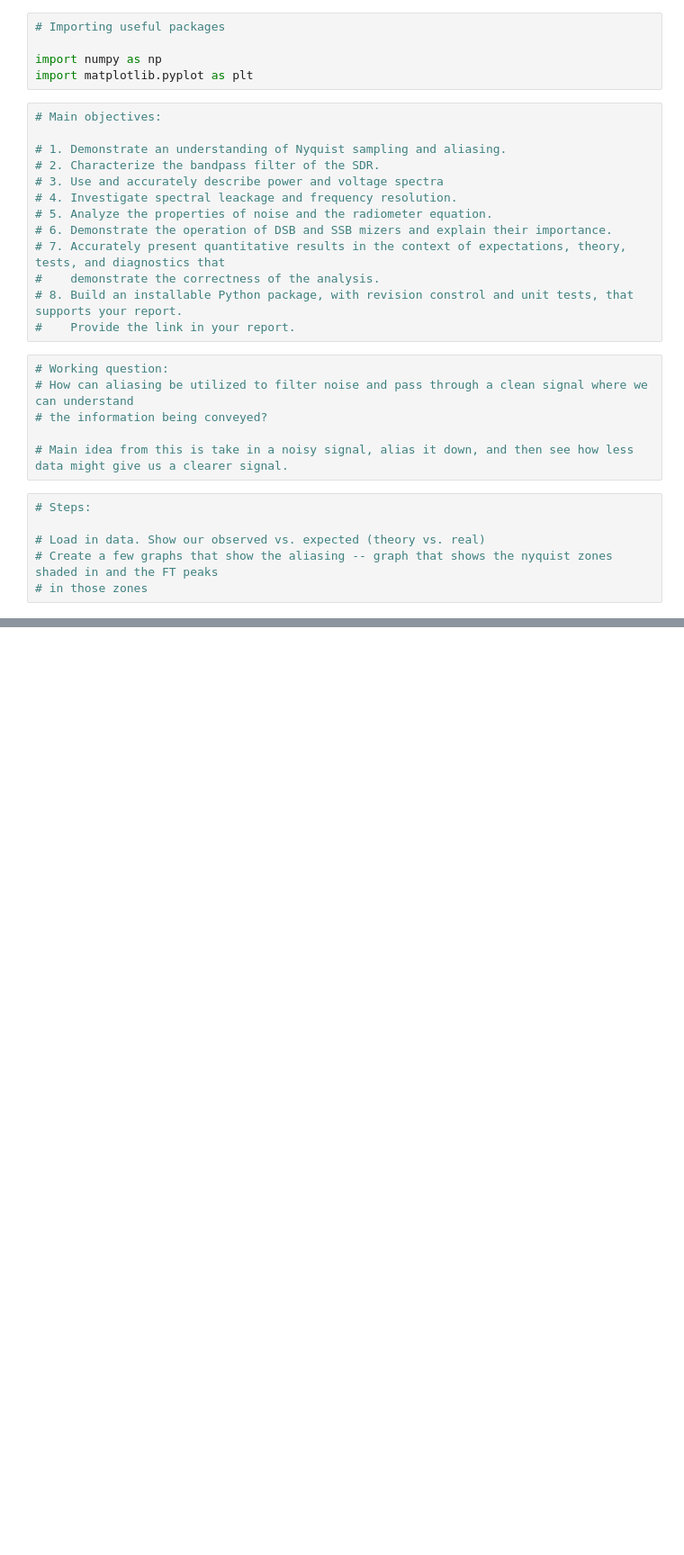
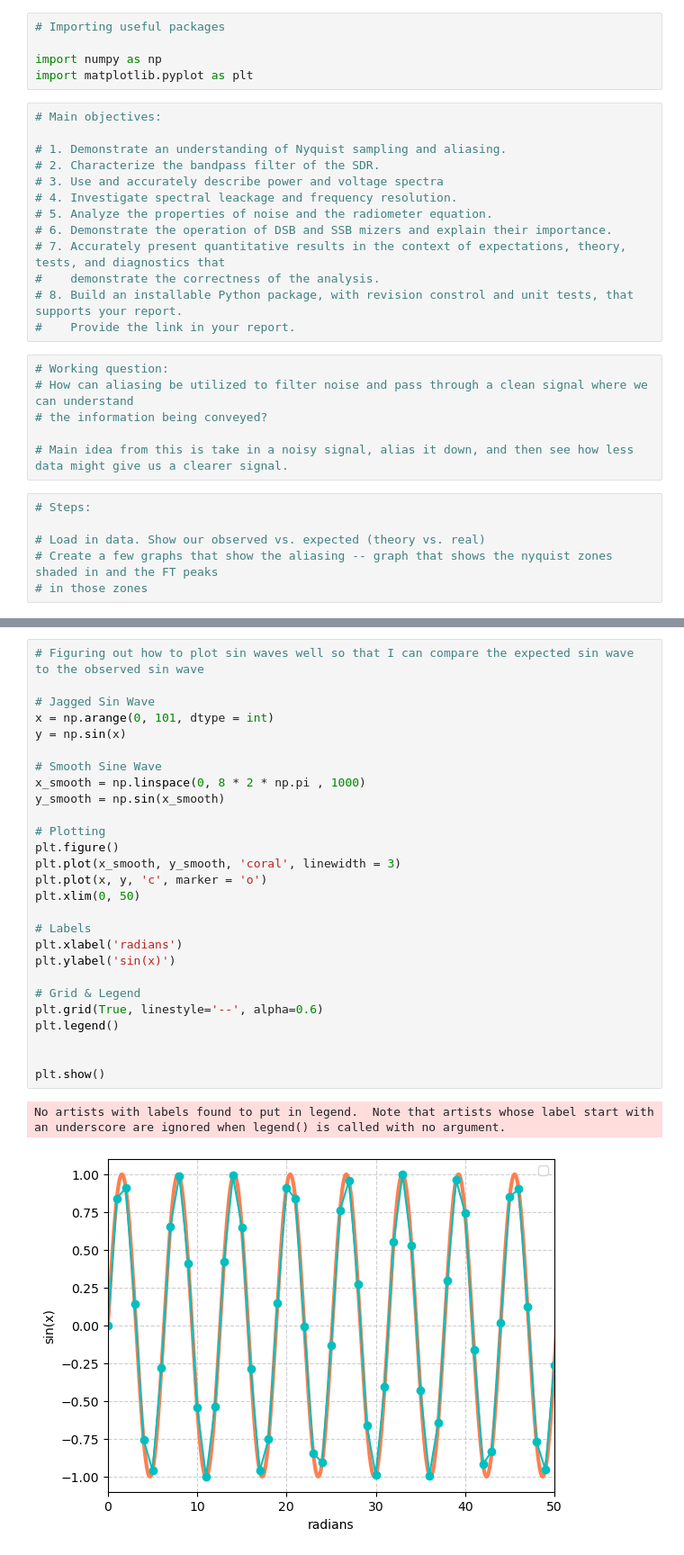
Before and after one commit to MakJimenez/Radio-Astronomy-Lab-Work, a Jupyter notebook: Mora_Radio_Lab_1_Report.ipynb, the cells around one changed output, grey strips where cells are left out. Shown at 90% size. Drawn from its saved outputs; the diff is of its cells as text; blank space fills up the shorter version.

```diff
--- a/Mora_Radio_Lab_1_Report.ipynb
+++ b/Mora_Radio_Lab_1_Report.ipynb
@@ -50,0 +159,30 @@ FileNotFoundError: [Errno 2] No such file or directory: 'Nny_lim_600khz.npz'
+# %%
+# Figuring out how to plot sin waves well so that I can compare the expected sin wave to the observed sin wave
+
+# Jagged Sin Wave
+x = np.arange(0, 101, dtype = int)
+y = np.sin(x)
+
+# Smooth Sine Wave
+x_smooth = np.linspace(0, 8 * 2 * np.pi , 1000)
+y_smooth = np.sin(x_smooth)
+
+# Plotting
+plt.figure()
+plt.plot(x_smooth, y_smooth, 'coral', linewidth = 3)
+plt.plot(x, y, 'c', marker = 'o')
+plt.xlim(0, 50)
+
+# Labels
+plt.xlabel('radians')
+plt.ylabel('sin(x)')
+
+# Grid & Legend
+plt.grid(True, linestyle='--', alpha=0.6)
+plt.legend()
+
+
+plt.show()
+# %% [output]
+No artists with labels found to put in legend.  Note that artists whose label start with an underscore are ignored when legend() is called with no argument.
+[figure, added]
```
Also changed, not shown: parts of 4 cells of this notebook, 3 other files.
